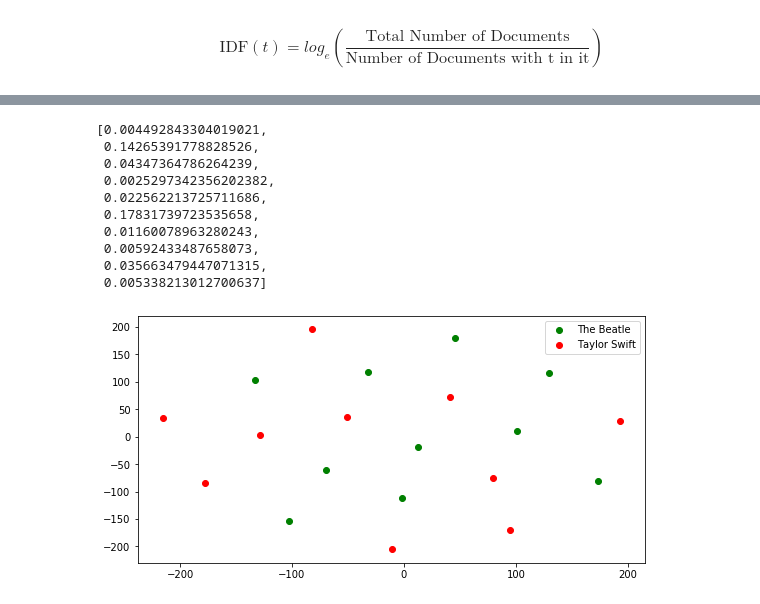
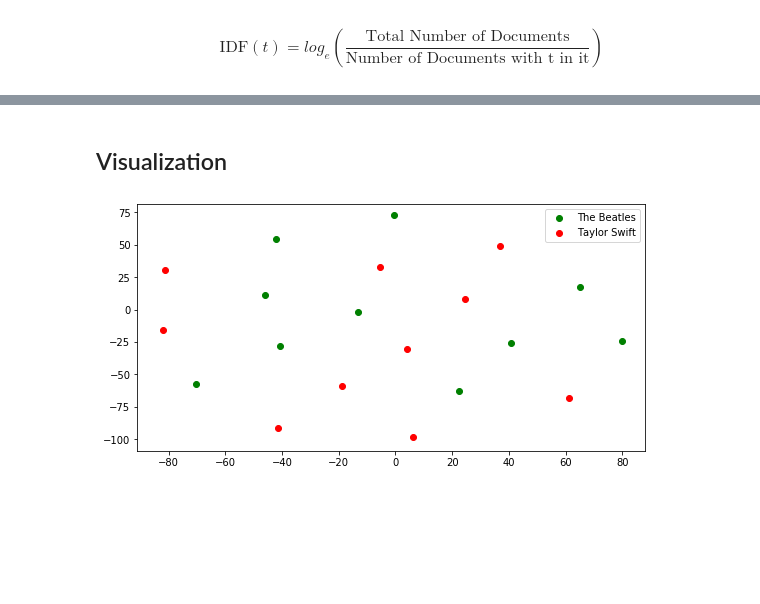
Before and after one commit to williamhuybui/Blog-NLP-with-the-Beatles-and-Taylor-Swift, a Jupyter notebook: main.ipynb, the cells around one changed output, grey strips where cells are left out. Cells and saved outputs as stored; diff of their text form; code cells hidden in the pictures; blank space fills up the shorter version.

```diff
--- a/main.ipynb
+++ b/main.ipynb
@@ -193,12 +164,10 @@ stopwords_list
 # %%
 from nltk.corpus import stopwords
 from nltk.stem import WordNetLemmatizer
-
 stopwords_list = stopwords.words('english')
 stopwords_list=stopwords_list[35:]
-stopwords_list+=["n't", "it", "'s","'m", "'re","'","'ll","'d"]
+stopwords_list+=["n't", "it", "'s","'m", "'re","'"]
 lemmatizer = WordNetLemmatizer()
-
 def lemmatize_remove_stopwords(tokenize_list):
     lemmatized_words=[]
     for w in tokenize_list:
@@ -208,3 +177,5 @@ def lemmatize_remove_stopwords(tokenize_list):
         lemmatized_words.append(w)
     song_noStopword = [i for i in lemmatized_words if i not in stopwords_list]
     return song_noStopword
+
+print(lemmatize_remove_stopwords(tokenize(test_song))[:23])
@@ -255,17 +199,0 @@ song_dict
-# %%
-def vectorize_and_freq(song, vocab=None):
-
-    if vocab:
-        unique_words = vocab
-    else:
-        unique_words = list(set(song))
-
-    song_dict = {i:0 for i in unique_words}
-
-    for word in song:
-        song_dict[word] += 1
-
-    return song_dict
-
-test_vectorized = vectorize_and_freq(song_noStopword)
-print(test_vectorized)
@@ -394,18 +321,4 @@ Number of Dimensions: 712
 #Reduce dimentionality
 tf_idf_vals_list = []
 
-for i in tf_idf_all_docs:
-    tf_idf_vals_list.append(list(i.values()))
-
-tf_idf_vals_list[0][:10]
+tf_idf_vals_list= [list(i.values()) for i in tf_idf_all_docs]
-# %% [output]
-[0.004492843304019021,
- 0.14265391778828526,
- 0.04347364786264239,
- 0.0025297342356202382,
- 0.022562213725711686,
- 0.17831739723535658,
- 0.01160078963280243,
- 0.00592433487658073,
- 0.035663479447071315,
- 0.005338213012700637]
@@ -420,3 +325,15 @@ from nltk.tokenize import word_tokenize
+# %% [markdown]
+## Visualization
+# %%
+import numpy as np
+import matplotlib.pyplot as plt
+from sklearn.manifold import TSNE
+
+np.random.seed(4)
+tf_idf_all_docs = main(filenames)
+tf_idf_vals_list= [list(i.values()) for i in tf_idf_all_docs]
+TSNE_2d = TSNE(n_components=2)
+data_2d = TSNE_2d.fit_transform(tf_idf_vals_list)
 # %%
 import numpy as np
 import matplotlib.pyplot as plt
@@ -429,17 +346,17 @@ data_2d = TSNE_2d.fit_transform(tf_idf_vals_list)
 # %%
 TheBeatle = data_2d[:10]
 beatle_x = [i[0] for i in TheBeatle]
 beatle_y = [i[1] for i in TheBeatle]
 
 TaylorSwift = data_2d[10:]
 ts_x = [i[0] for i in TaylorSwift]
 ts_y = [i[1] for i in TaylorSwift]
 
 fig = plt.figure(figsize=(20,10))
 ax = fig.add_subplot(222)
-ax.scatter(beatle_x, beatle_y, color='g', label='The Beatle')
+ax.scatter(beatle_x, beatle_y, color='g', label='The Beatles')
 ax.scatter(ts_x, ts_y, color='r', label='Taylor Swift')
 ax.legend()
 plt.show()
 # %% [output]
-[figure, old version]
+[figure, new version]
```
Also changed, not shown: parts of 20 cells of this notebook.
